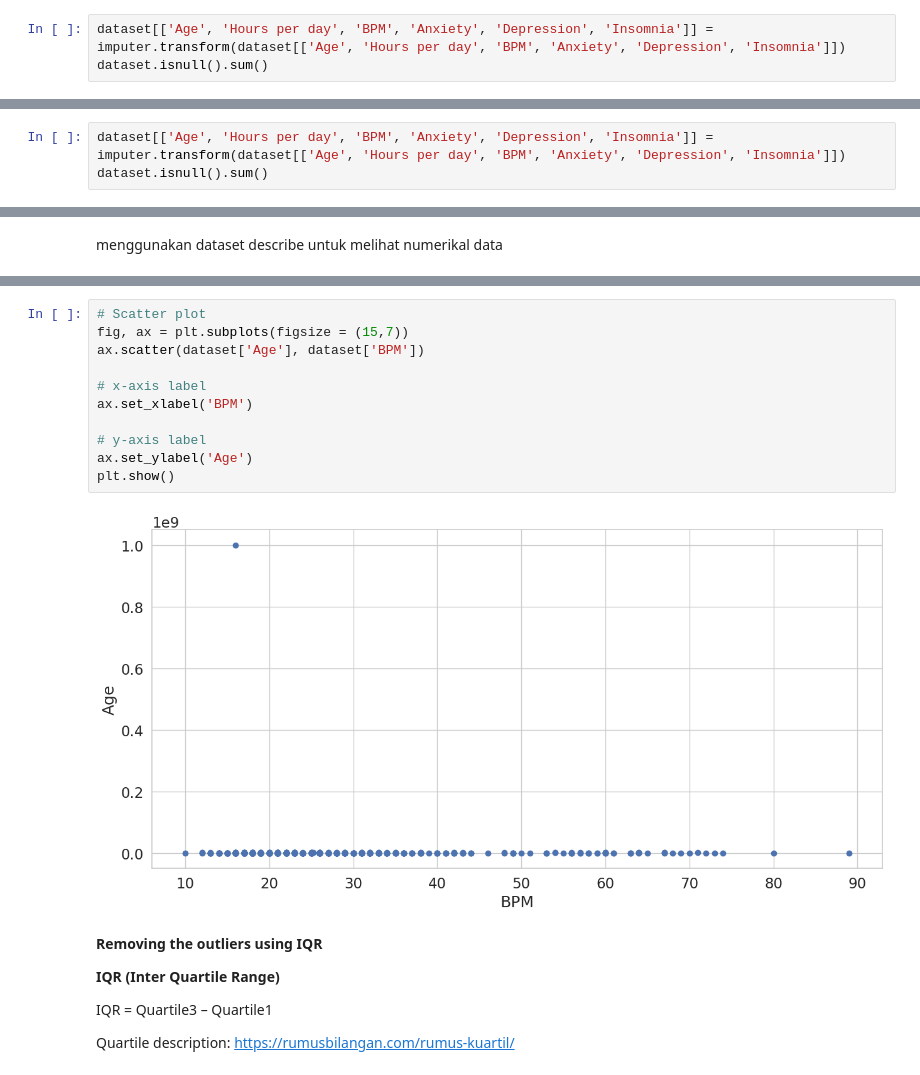
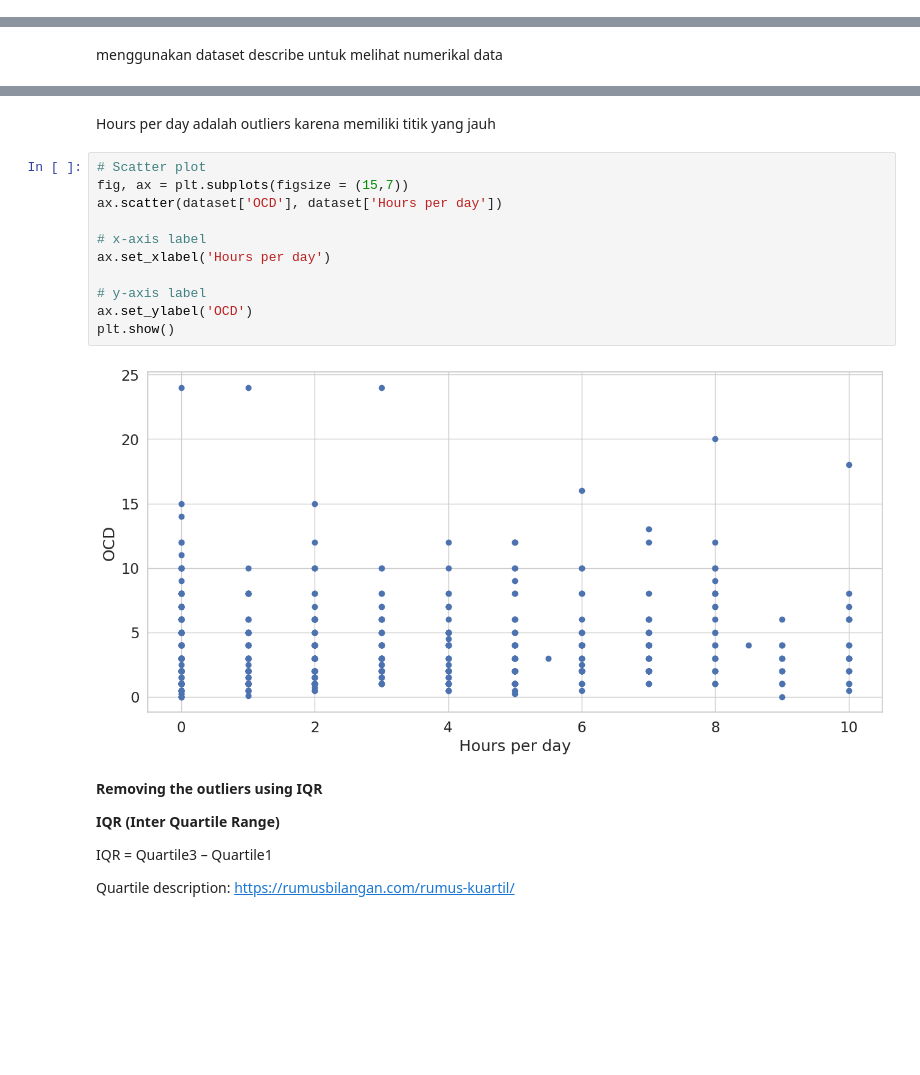
Before and after one commit to sabilats/sabilats3333210027, a Jupyter notebook: SABILA_TERA_SUHERMAN_3333210027.ipynb, the cells around one changed output, grey strips where cells are left out. Saved outputs shown, nothing was run; the diff lists cells and outputs as text; blank space fills up the shorter version.

```diff
--- a/SABILA_TERA_SUHERMAN_3333210027.ipynb
+++ b/SABILA_TERA_SUHERMAN_3333210027.ipynb
@@ -323,3 +218,0 @@ dtype('O')
-# %%
-dataset[['Age', 'Hours per day', 'BPM', 'Anxiety', 'Depression', 'Insomnia']] = imputer.transform(dataset[['Age', 'Hours per day', 'BPM', 'Anxiety', 'Depression', 'Insomnia']])
-dataset.isnull().sum()
@@ -388,3 +233,0 @@ Dengan menggunakan kodingan tersebut, dataset akan mengalami transformasi di man
-# %%
-dataset[['Age', 'Hours per day', 'BPM', 'Anxiety', 'Depression', 'Insomnia']] = imputer.transform(dataset[['Age', 'Hours per day', 'BPM', 'Anxiety', 'Depression', 'Insomnia']])
-dataset.isnull().sum()
@@ -490,16 +302,18 @@ Pastikan DataFrame 'dataset' telah terisi dengan data yang relevan sebelum menja
+# %% [markdown]
+Hours per day adalah outliers karena memiliki titik yang jauh
 # %%
 # Scatter plot
 fig, ax = plt.subplots(figsize = (15,7))
-ax.scatter(dataset['Age'], dataset['BPM'])
+ax.scatter(dataset['OCD'], dataset['Hours per day'])
 
 # x-axis label
-ax.set_xlabel('BPM')
+ax.set_xlabel('Hours per day')
 
 # y-axis label
-ax.set_ylabel('Age')
+ax.set_ylabel('OCD')
 plt.show()
 # %% [output]
-[figure, old version]
+[figure, new version]
 # %% [markdown]
 **Removing the outliers using IQR**
 
```
Also changed, not shown: parts of 76 cells of this notebook.
